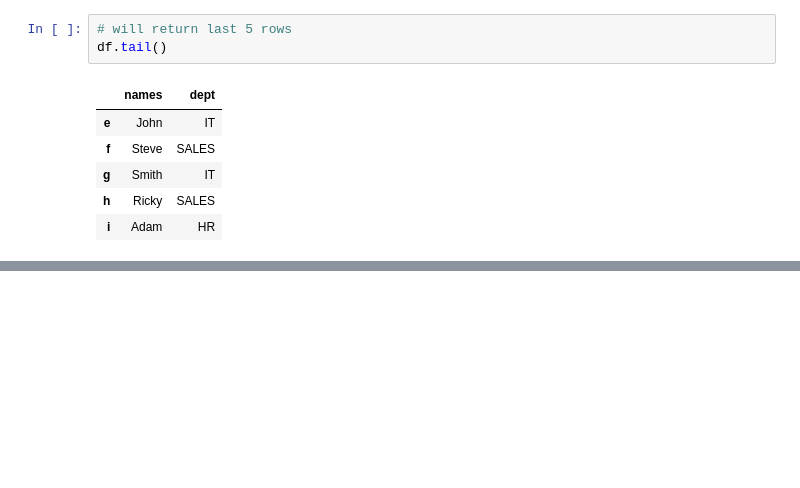
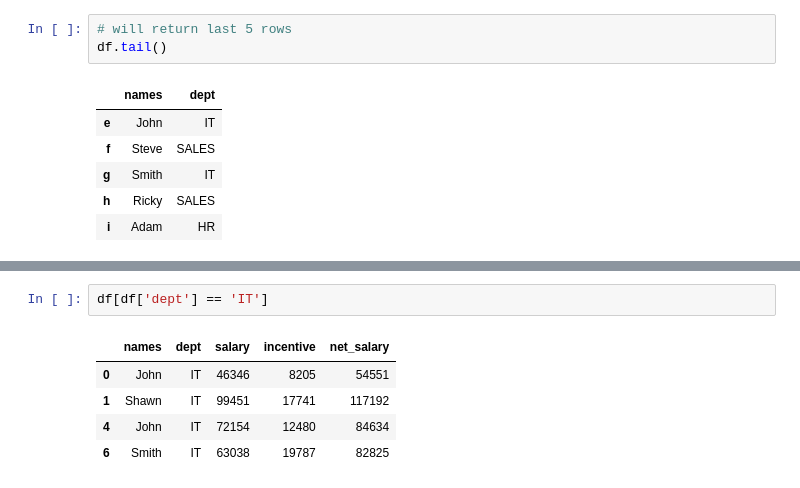
Before and after one commit to ravi4all/ML_May_WE_22, a Jupyter notebook: Data Analysis/PandasIntroduction.ipynb, the cells around one changed output, grey strips where cells are left out. Cells and saved outputs as stored; diff of their text form; blank space fills up the shorter version.

```diff
--- a/Data Analysis/PandasIntroduction.ipynb
+++ b/Data Analysis/PandasIntroduction.ipynb
@@ -192,0 +293,8 @@ df.tail()
+# %%
+df[df['dept'] == 'IT']
+# %% [output]
+|  | names | dept | salary | incentive | net_salary |
+| 0 | John | IT | 46346 | 8205 | 54551 |
+| 1 | Shawn | IT | 99451 | 17741 | 117192 |
+| 4 | John | IT | 72154 | 12480 | 84634 |
+| 6 | Smith | IT | 63038 | 19787 | 82825 |
```
Also changed, not shown: parts of 28 cells of this notebook, 4 other files.
